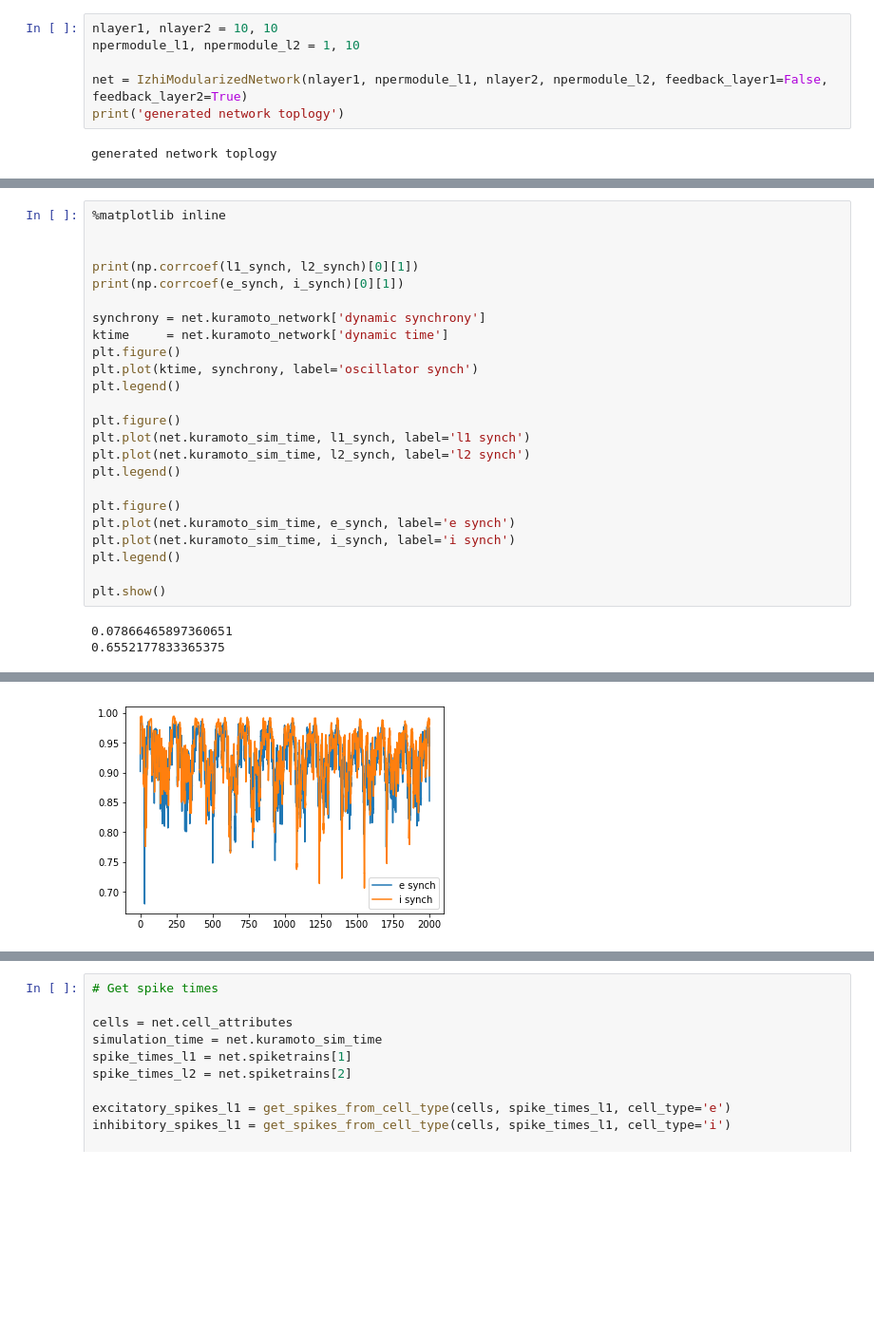
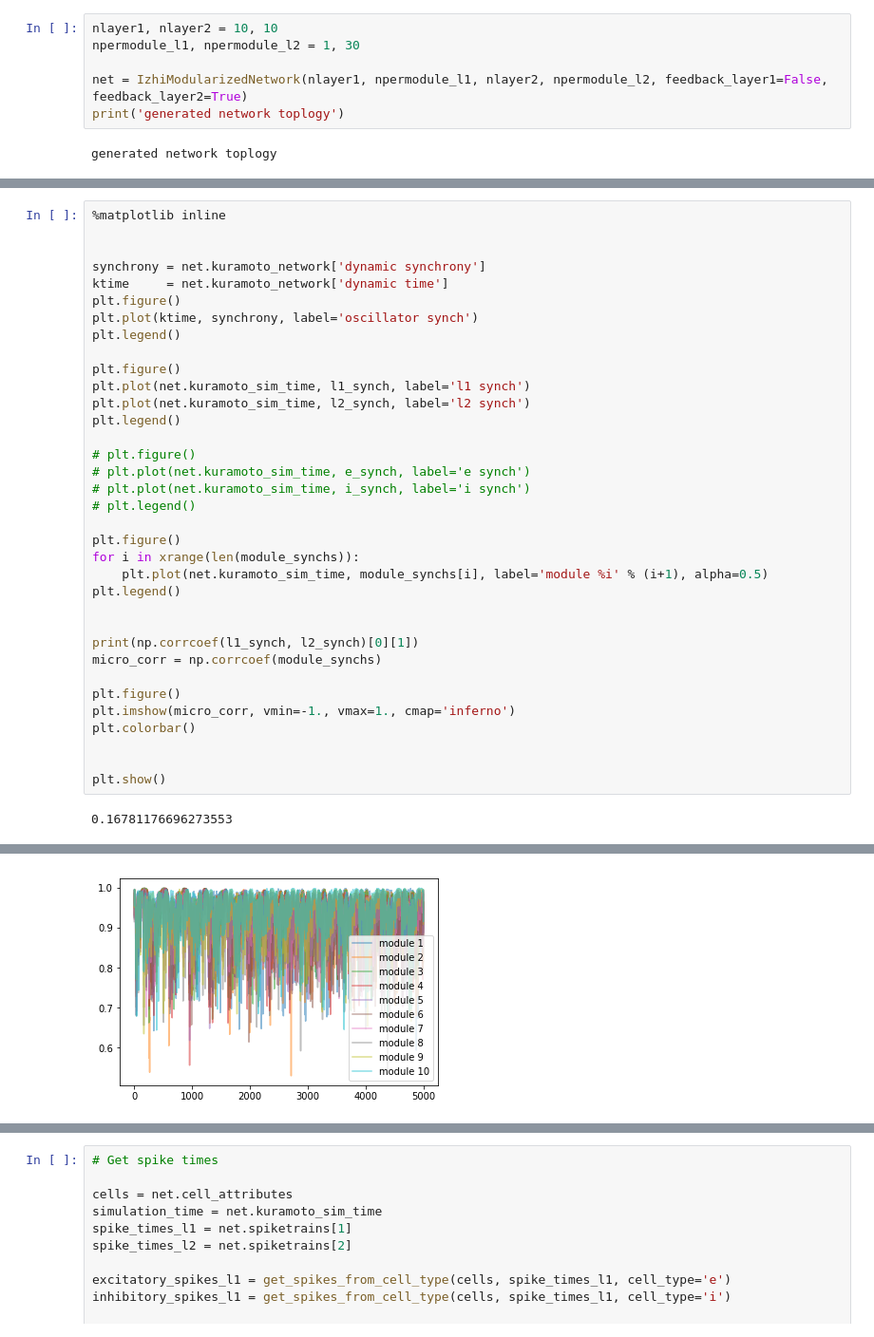
Before and after one commit to dhadjia1/epilepsy_kuramoto, a Jupyter notebook: izhi/main-synch.ipynb, the cells around one changed output, grey strips where cells are left out. Shown at 95% size. Saved outputs shown, nothing was run; the diff lists cells and outputs as text; blank space fills up the shorter version.

```diff
--- a/izhi/main-synch.ipynb
+++ b/izhi/main-synch.ipynb
@@ -20,7 +20,7 @@ The autoreload extension is already loaded. To reload it, use:
 ...done
 # %%
 nlayer1, nlayer2 = 10, 10
-npermodule_l1, npermodule_l2 = 1, 10
+npermodule_l1, npermodule_l2 = 1, 30
 
 net = IzhiModularizedNetwork(nlayer1, npermodule_l1, nlayer2, npermodule_l2, feedback_layer1=False, feedback_layer2=True)
 print('generated network toplogy')
@@ -109,9 +108,6 @@ inhibitory cell synch calculated
 # %%
 %matplotlib inline
 
-
-print(np.corrcoef(l1_synch, l2_synch)[0][1])
-print(np.corrcoef(e_synch, i_synch)[0][1])
 
 synchrony = net.kuramoto_network['dynamic synchrony']
 ktime     = net.kuramoto_network['dynamic time']
@@ -124,13 +120,26 @@ plt.plot(net.kuramoto_sim_time, l1_synch, label='l1 synch')
 plt.plot(net.kuramoto_sim_time, l2_synch, label='l2 synch')
 plt.legend()
 
+# plt.figure()
+# plt.plot(net.kuramoto_sim_time, e_synch, label='e synch')
+# plt.plot(net.kuramoto_sim_time, i_synch, label='i synch')
+# plt.legend()
+
 plt.figure()
-plt.plot(net.kuramoto_sim_time, e_synch, label='e synch')
-plt.plot(net.kuramoto_sim_time, i_synch, label='i synch')
+for i in xrange(len(module_synchs)):
+    plt.plot(net.kuramoto_sim_time, module_synchs[i], label='module %i' % (i+1), alpha=0.5)
 plt.legend()
 
+
+print(np.corrcoef(l1_synch, l2_synch)[0][1])
+micro_corr = np.corrcoef(module_synchs)
+
+plt.figure()
+plt.imshow(micro_corr, vmin=-1., vmax=1., cmap='inferno')
+plt.colorbar()
+
+
 plt.show()
 # %% [output]
-0.07866465897360651
-0.6552177833365375
+0.16781176696273553
 [figure]
@@ -138 +147 @@ plt.show()
-[figure, old version]
+[figure, new version]
```
Also changed, not shown: parts of 6 cells of this notebook, 6 other files.
